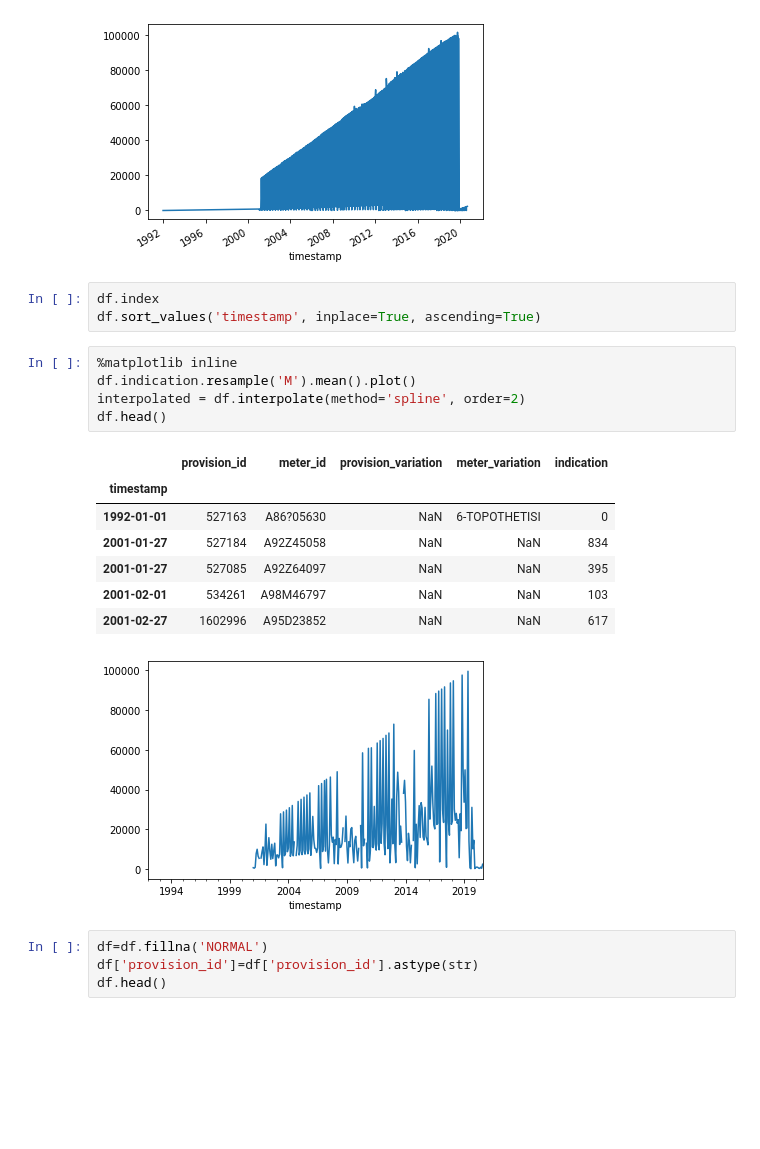
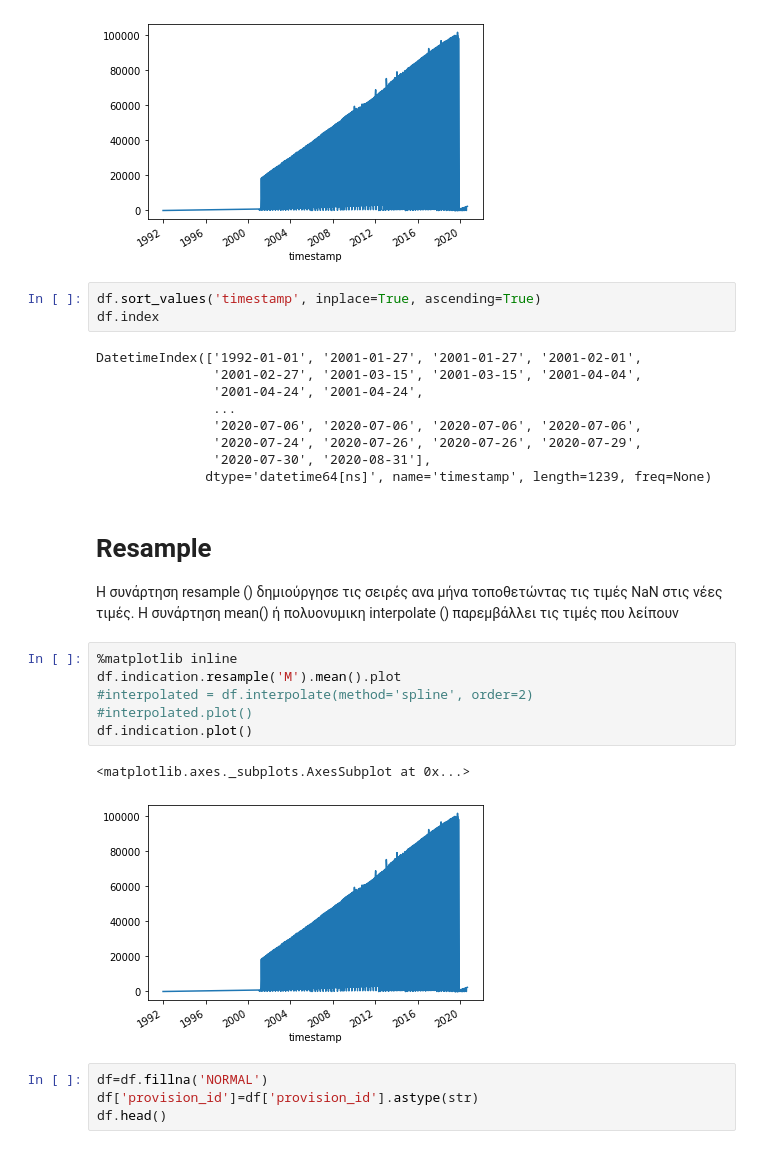
Before and after one commit to geomyll33/Beautez, a Jupyter notebook: DATA_proprepared.ipynb, the cells around one changed output. Cells and saved outputs as stored; diff of their text form; blank space fills up the shorter version.

```diff
--- a/DATA_proprepared.ipynb
+++ b/DATA_proprepared.ipynb
@@ -17,22 +19,30 @@ df.indication.plot()
 <matplotlib.axes._subplots.AxesSubplot at 0x...>
 [figure]
 # %%
+df.sort_values('timestamp', inplace=True, ascending=True)
 df.index
-df.sort_values('timestamp', inplace=True, ascending=True)
+# %% [output]
+DatetimeIndex(['1992-01-01', '2001-01-27', '2001-01-27', '2001-02-01',
+               '2001-02-27', '2001-03-15', '2001-03-15', '2001-04-04',
+               '2001-04-24', '2001-04-24',
+               ...
+               '2020-07-06', '2020-07-06', '2020-07-06', '2020-07-06',
+               '2020-07-24', '2020-07-26', '2020-07-26', '2020-07-29',
+               '2020-07-30', '2020-08-31'],
+              dtype='datetime64[ns]', name='timestamp', length=1239, freq=None)
+# %% [markdown]
+# Resample
+Η συνάρτηση resample () δημιούργησε τις σειρές ανα μήνα τοποθετώντας τις τιμές NaN στις νέες τιμές.
+Η συνάρτηση mean() ή πολυονυμικη interpolate ()  παρεμβάλλει τις τιμές που λείπουν
 # %%
 %matplotlib inline
-df.indication.resample('M').mean().plot()
-interpolated = df.interpolate(method='spline', order=2)
-df.head()
+df.indication.resample('M').mean().plot
+#interpolated = df.interpolate(method='spline', order=2)
+#interpolated.plot()
+df.indication.plot()
 # %% [output]
-|  | provision_id | meter_id | provision_variation | meter_variation | indication |
-| timestamp |  |  |  |  |  |
-| 1992-01-01 | 527163 | A86?05630 | NaN | 6-TOPOTHETISI | 0 |
-| 2001-01-27 | 527184 | A92Z45058 | NaN | NaN | 834 |
-| 2001-01-27 | 527085 | A92Z64097 | NaN | NaN | 395 |
-| 2001-02-01 | 534261 | A98M46797 | NaN | NaN | 103 |
-| 2001-02-27 | 1602996 | A95D23852 | NaN | NaN | 617 |
+<matplotlib.axes._subplots.AxesSubplot at 0x...>
-[figure, old version]
+[figure, new version]
 # %%
 df=df.fillna('NORMAL')
 df['provision_id']=df['provision_id'].astype(str)
```
Also changed, not shown: parts of 1 cell of this notebook.
